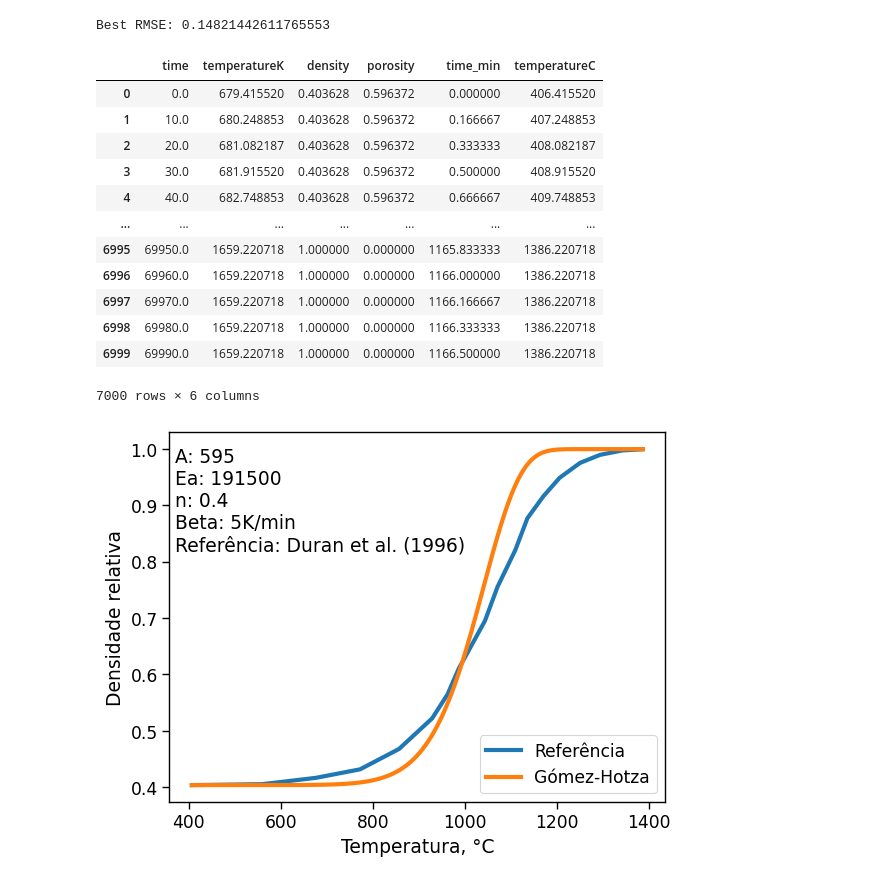
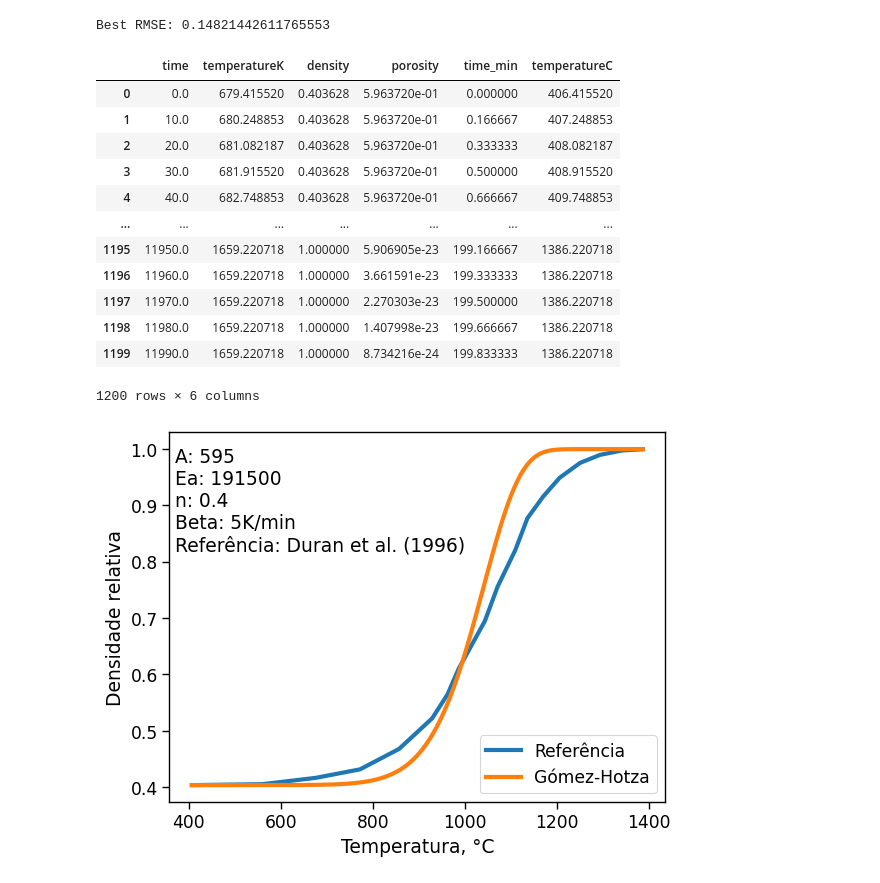
Before and after one commit to gupaulasan/sintering-densification-prediction, a Jupyter notebook: Model_GomezHotzaV2.ipynb, the cells around one changed output. Saved outputs shown, nothing was run; the diff lists cells and outputs as text; code cells hidden in the pictures.

```diff
--- a/Model_GomezHotzaV2.ipynb
+++ b/Model_GomezHotzaV2.ipynb
@@ -518,22 +550,22 @@ print(f'Best RMSE: {RMSE_duran}')
 # %% [output]
 Best RMSE: 0.14821442611765553
 # %%
-duran_predict = gomez_hotza(Tmax=1386.220718, Tinit=406.415520, beta=5, n=0.4, A=595, Ea=191500, G=10e-9, theta0=0.596372, total_time=7e4, dt=10, as_df=True)
+duran_predict = gomez_hotza(Tmax=1386.220718, Tinit=406.415520, beta=5, n=0.4, A=595, Ea=191500, G=10e-9, theta0=0.596372, total_time=1.2e4, dt=10, as_df=True)
 duran_predict
 # %% [output]
 |  | time | temperatureK | density | porosity | time_min | temperatureC |
-| 0 | 0.0 | 679.415520 | 0.403628 | 0.596372 | 0.000000 | 406.415520 |
-| 1 | 10.0 | 680.248853 | 0.403628 | 0.596372 | 0.166667 | 407.248853 |
-| 2 | 20.0 | 681.082187 | 0.403628 | 0.596372 | 0.333333 | 408.082187 |
-| 3 | 30.0 | 681.915520 | 0.403628 | 0.596372 | 0.500000 | 408.915520 |
-| 4 | 40.0 | 682.748853 | 0.403628 | 0.596372 | 0.666667 | 409.748853 |
+| 0 | 0.0 | 679.415520 | 0.403628 | 5.963720e-01 | 0.000000 | 406.415520 |
+| 1 | 10.0 | 680.248853 | 0.403628 | 5.963720e-01 | 0.166667 | 407.248853 |
+| 2 | 20.0 | 681.082187 | 0.403628 | 5.963720e-01 | 0.333333 | 408.082187 |
+| 3 | 30.0 | 681.915520 | 0.403628 | 5.963720e-01 | 0.500000 | 408.915520 |
+| 4 | 40.0 | 682.748853 | 0.403628 | 5.963720e-01 | 0.666667 | 409.748853 |
 | ... | ... | ... | ... | ... | ... | ... |
-| 6995 | 69950.0 | 1659.220718 | 1.000000 | 0.000000 | 1165.833333 | 1386.220718 |
-| 6996 | 69960.0 | 1659.220718 | 1.000000 | 0.000000 | 1166.000000 | 1386.220718 |
-| 6997 | 69970.0 | 1659.220718 | 1.000000 | 0.000000 | 1166.166667 | 1386.220718 |
-| 6998 | 69980.0 | 1659.220718 | 1.000000 | 0.000000 | 1166.333333 | 1386.220718 |
-| 6999 | 69990.0 | 1659.220718 | 1.000000 | 0.000000 | 1166.500000 | 1386.220718 |
+| 1195 | 11950.0 | 1659.220718 | 1.000000 | 5.906905e-23 | 199.166667 | 1386.220718 |
+| 1196 | 11960.0 | 1659.220718 | 1.000000 | 3.661591e-23 | 199.333333 | 1386.220718 |
+| 1197 | 11970.0 | 1659.220718 | 1.000000 | 2.270303e-23 | 199.500000 | 1386.220718 |
+| 1198 | 11980.0 | 1659.220718 | 1.000000 | 1.407998e-23 | 199.666667 | 1386.220718 |
+| 1199 | 11990.0 | 1659.220718 | 1.000000 | 8.734216e-24 | 199.833333 | 1386.220718 |
-7000 rows × 6 columns
+1200 rows × 6 columns
 # %%
 sns.lineplot(data = duran,
              x='temperatureC',
```
Also changed, not shown: parts of 14 cells of this notebook.
